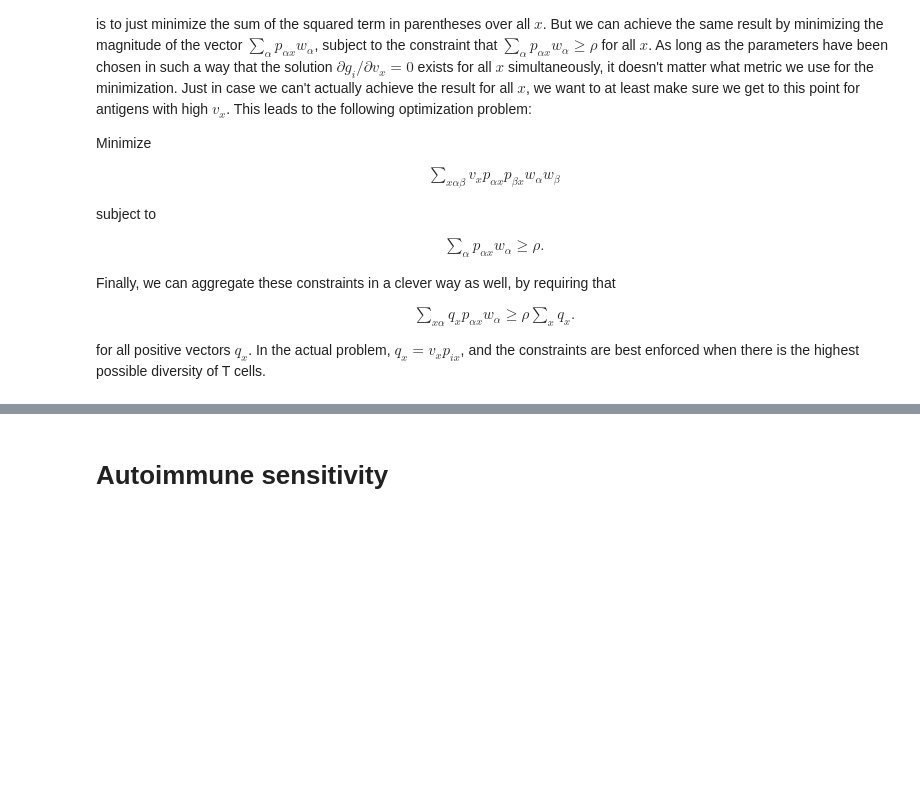
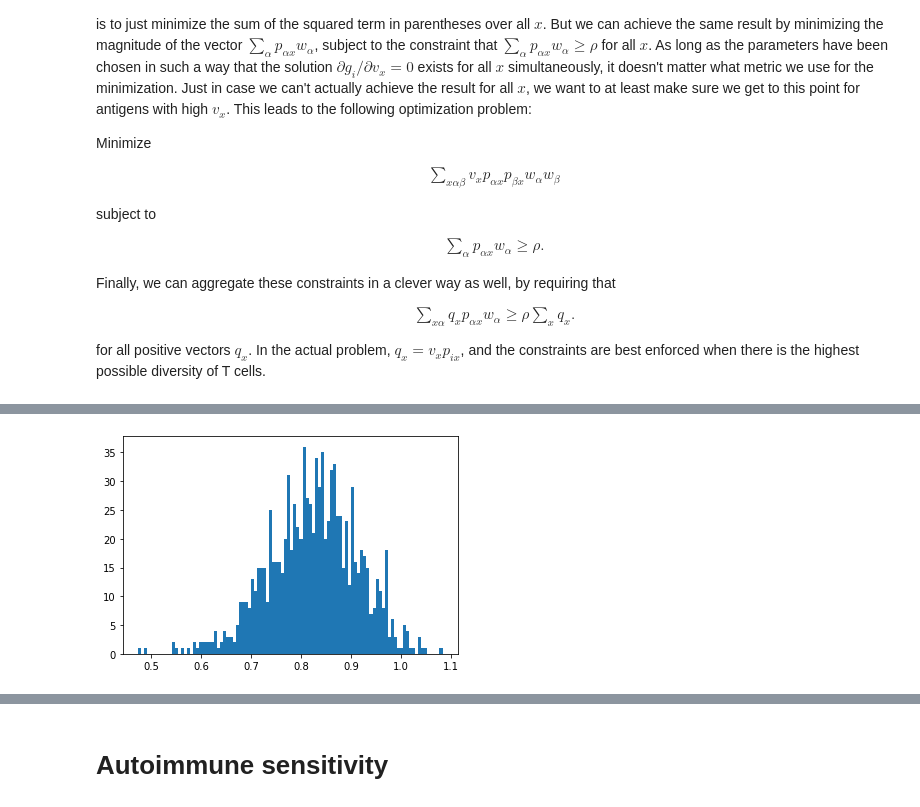
Before and after one commit to Ninjaneer32/immune-svm, a Jupyter notebook: scripts/Testing.ipynb, the cells around one changed output, grey strips where cells are left out. Saved outputs shown, nothing was run; the diff lists cells and outputs as text; code cells hidden in the pictures; blank space fills up the shorter version.

```diff
--- a/scripts/Testing.ipynb
+++ b/scripts/Testing.ipynb
@@ -585,0 +653,8 @@ for all positive vectors $q_x$. In the actual problem, $q_x = v_x p_{ix}$, and t
+# %%
+thresh = 1e-3
+phiab = phi_reg_reg[Treg>thresh,:]
+phiab = phiab[:,Treg>thresh]
+# %%
+gamma = palphax[Treg>thresh,:].T.dot(np.linalg.inv(phiab).dot(palphax[Treg>thresh,:]))
+
+deltau2 = (gamma.dot(np.ones(len(gamma)))/np.diag(gamma)).var()*params['Num_sites']
@@ -585,0 +667,5 @@ for all positive vectors $q_x$. In the actual problem, $q_x = v_x p_{ix}$, and t
+# %%
+plt.hist(np.real(np.linalg.eig(gamma)[0]),bins=100)
+plt.show()
+# %% [output]
+[figure, added]
```
Also changed, not shown: parts of 10 cells of this notebook.
